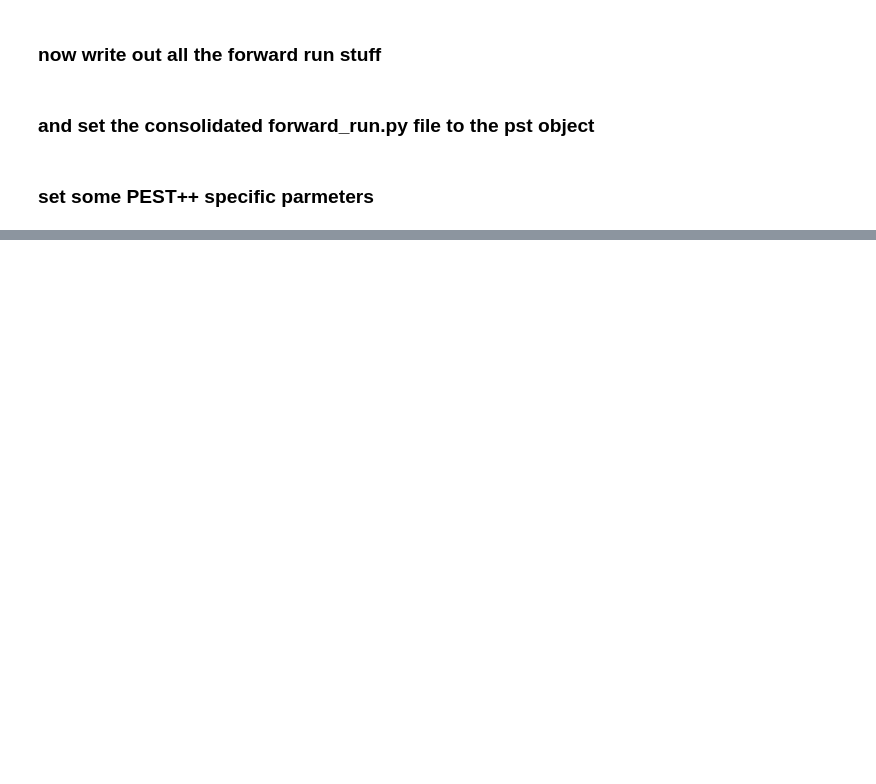
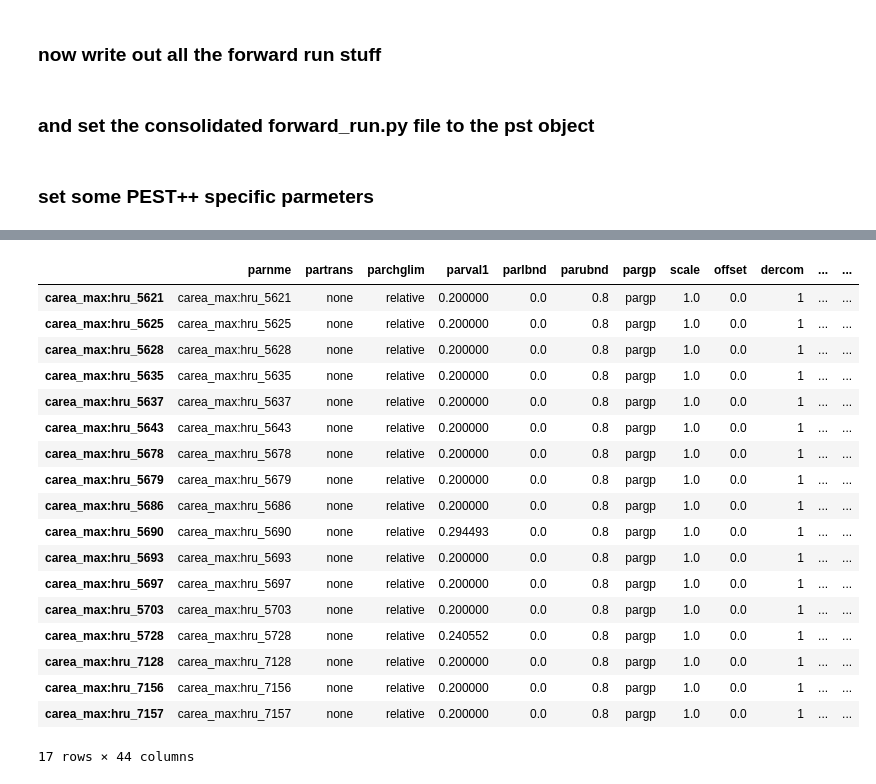
Before and after one commit to ahaj/nhm_pestpp_20240510, a Jupyter notebook: notebooks/set_up_PEST++.ipynb, the cells around one changed output, grey strips where cells are left out. Drawn from its saved outputs; the diff is of its cells as text; code cells hidden in the pictures; blank space fills up the shorter version.

```diff
--- a/notebooks/set_up_PEST++.ipynb
+++ b/notebooks/set_up_PEST++.ipynb
@@ -292,0 +537,23 @@ pst.write(str(wkdir / 'prior_mc_better.pst'), version=2)
+# %%
+pars.loc[pars.parnme.str.startswith('carea')
+]
+# %% [output]
+|  | parnme | partrans | parchglim | parval1 | parlbnd | parubnd | pargp | scale | offset | dercom | ... | ... |
+| carea_max:hru_5621 | carea_max:hru_5621 | none | relative | 0.200000 | 0.0 | 0.8 | pargp | 1.0 | 0.0 | 1 | ... | ... |
+| carea_max:hru_5625 | carea_max:hru_5625 | none | relative | 0.200000 | 0.0 | 0.8 | pargp | 1.0 | 0.0 | 1 | ... | ... |
+| carea_max:hru_5628 | carea_max:hru_5628 | none | relative | 0.200000 | 0.0 | 0.8 | pargp | 1.0 | 0.0 | 1 | ... | ... |
+| carea_max:hru_5635 | carea_max:hru_5635 | none | relative | 0.200000 | 0.0 | 0.8 | pargp | 1.0 | 0.0 | 1 | ... | ... |
+| carea_max:hru_5637 | carea_max:hru_5637 | none | relative | 0.200000 | 0.0 | 0.8 | pargp | 1.0 | 0.0 | 1 | ... | ... |
+| carea_max:hru_5643 | carea_max:hru_5643 | none | relative | 0.200000 | 0.0 | 0.8 | pargp | 1.0 | 0.0 | 1 | ... | ... |
+| carea_max:hru_5678 | carea_max:hru_5678 | none | relative | 0.200000 | 0.0 | 0.8 | pargp | 1.0 | 0.0 | 1 | ... | ... |
+| carea_max:hru_5679 | carea_max:hru_5679 | none | relative | 0.200000 | 0.0 | 0.8 | pargp | 1.0 | 0.0 | 1 | ... | ... |
+| carea_max:hru_5686 | carea_max:hru_5686 | none | relative | 0.200000 | 0.0 | 0.8 | pargp | 1.0 | 0.0 | 1 | ... | ... |
+| carea_max:hru_5690 | carea_max:hru_5690 | none | relative | 0.294493 | 0.0 | 0.8 | pargp | 1.0 | 0.0 | 1 | ... | ... |
+| carea_max:hru_5693 | carea_max:hru_5693 | none | relative | 0.200000 | 0.0 | 0.8 | pargp | 1.0 | 0.0 | 1 | ... | ... |
+| carea_max:hru_5697 | carea_max:hru_5697 | none | relative | 0.200000 | 0.0 | 0.8 | pargp | 1.0 | 0.0 | 1 | ... | ... |
+| carea_max:hru_5703 | carea_max:hru_5703 | none | relative | 0.200000 | 0.0 | 0.8 | pargp | 1.0 | 0.0 | 1 | ... | ... |
+| carea_max:hru_5728 | carea_max:hru_5728 | none | relative | 0.240552 | 0.0 | 0.8 | pargp | 1.0 | 0.0 | 1 | ... | ... |
+| carea_max:hru_7128 | carea_max:hru_7128 | none | relative | 0.200000 | 0.0 | 0.8 | pargp | 1.0 | 0.0 | 1 | ... | ... |
+| carea_max:hru_7156 | carea_max:hru_7156 | none | relative | 0.200000 | 0.0 | 0.8 | pargp | 1.0 | 0.0 | 1 | ... | ... |
+| carea_max:hru_7157 | carea_max:hru_7157 | none | relative | 0.200000 | 0.0 | 0.8 | pargp | 1.0 | 0.0 | 1 | ... | ... |
+17 rows × 44 columns
```
Also changed, not shown: parts of 25 cells of this notebook, 1 other file.
